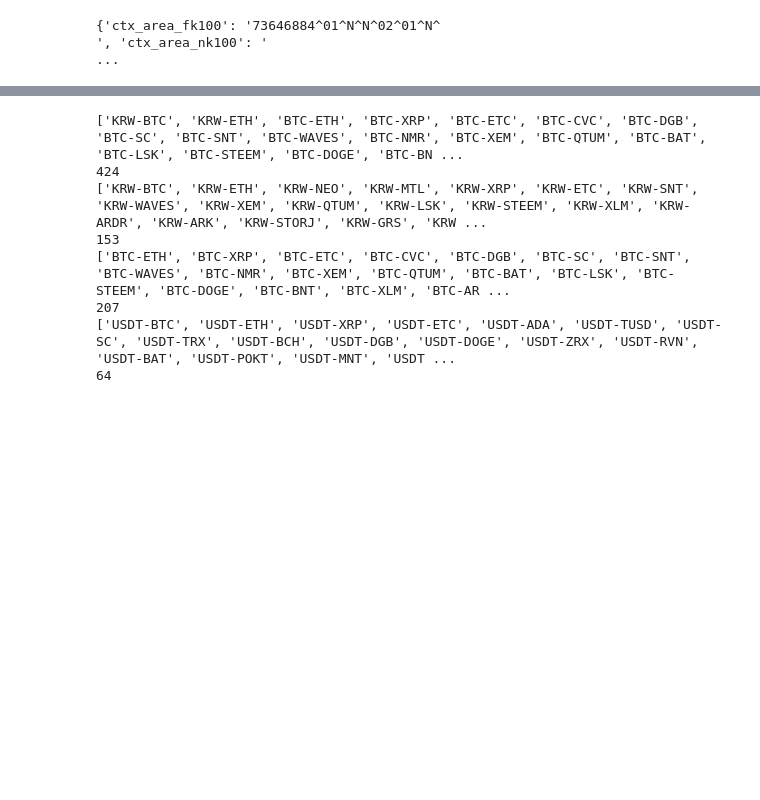
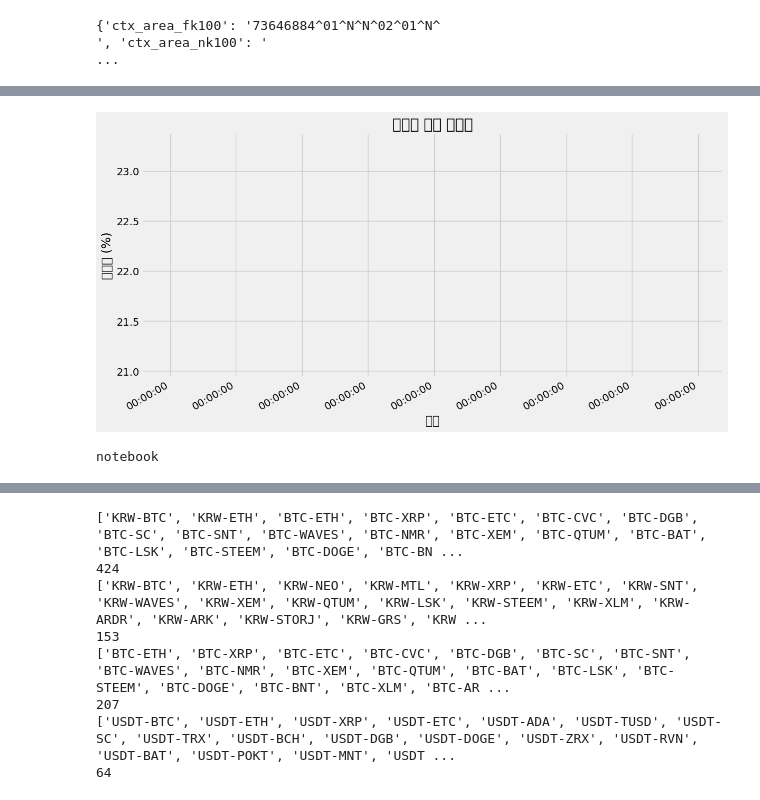
Before and after one commit to irregular6612/trading-bot, a Jupyter notebook: upbit_trading.ipynb, the cells around one changed output, grey strips where cells are left out. Drawn from its saved outputs; the diff is of its cells as text; code cells hidden in the pictures; blank space fills up the shorter version.

```diff
--- a/upbit_trading.ipynb
+++ b/upbit_trading.ipynb
@@ -95,7 +99,8 @@ current_price()
 import schedule
 import time
 # %%
-def current_price(ticker):
+def current_price():
+    ticker = "065350"
     request_url = domain_url + price_url
     headers = {
         "authorization": f"Bearer {access_token}",
@@ -145,7 +150,7 @@ fig, ax = plt.subplots(figsize=(12, 6))
 line, = ax.plot([], [], 'b-')  # 파란색 실선으로 표시
 
 def update(frame):
-    price = current_price("065350")
+    price = current_price()
     current_time = datetime.datetime.now()
 
     if price:
@@ -186,0 +249,55 @@ plt.show()
+# %%
+import matplotlib.pyplot as plt
+from matplotlib.animation import FuncAnimation
+import datetime
+
+# 데이터 저장용 리스트
+prices = []
+times = []
+
+# 그래프 초기화
+fig, ax = plt.subplots(figsize=(12, 6))
+line, = ax.plot([], [], 'b-', label='주가 등락률')
+
+def animate(i):
+    # 현재 가격 조회
+    price = current_price()
+    current_time = datetime.datetime.now()
+    print(price, current_time)
+    if price:
+        # 데이터 추가
+        prices.append(float(price))
+        times.append(current_time)
+
+        # 최근 30개 데이터만 표시
+        if len(prices) > 30:
+            prices.pop(0)
+            times.pop(0)
+
+        # 그래프 업데이트
+        ax.clear()
+        ax.plot(times, prices, 'b-')
+
+        # 그래프 스타일링
+        ax.set_title('실시간 주가 등락률')
+        ax.set_xlabel('시간')
+        ax.set_ylabel('등락률 (%)')
+        ax.grid(True)
+
+        # x축 시간 포맷 설정
+        plt.gcf().autofmt_xdate()
+        ax.xaxis.set_major_formatter(plt.matplotlib.dates.DateFormatter('%H:%M:%S'))
+        plt.show()
+
+# 애니메이션 설정 (1초마다 업데이트)
+ani = FuncAnimation(
+    fig,
+    animate,
+    interval=1,
+    cache_frame_data=False,
+    save_count=None
+)
+
+plt.tight_layout()
+#plt.show()
+# %% [output]
@@ -186,0 +305,6 @@ plt.show()
+[figure, added]
+# %%
+import matplotlib
+print(matplotlib.get_backend())
+# %% [output]
+notebook
```
Also changed, not shown: parts of 17 cells of this notebook, 4 other files.
